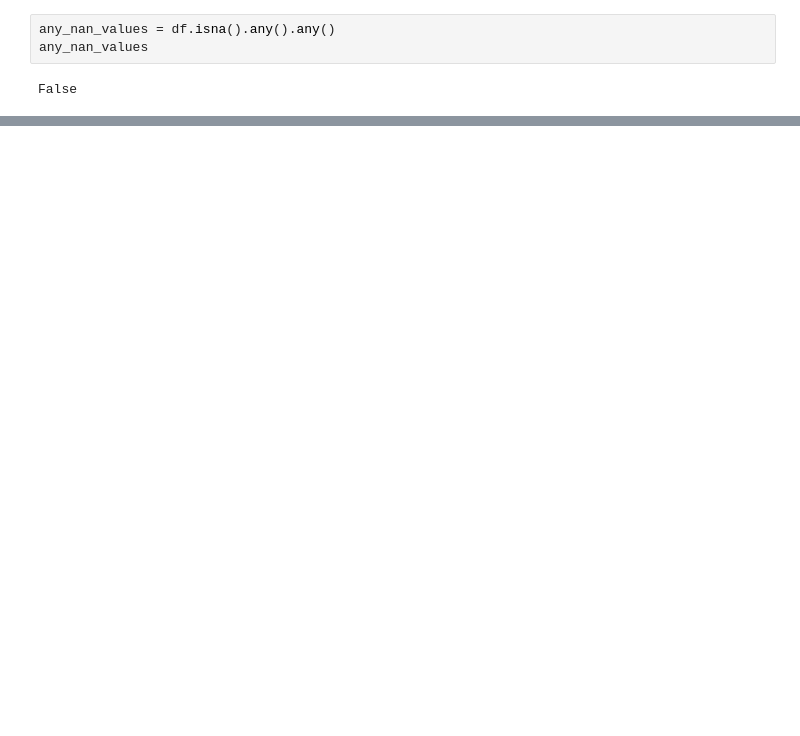
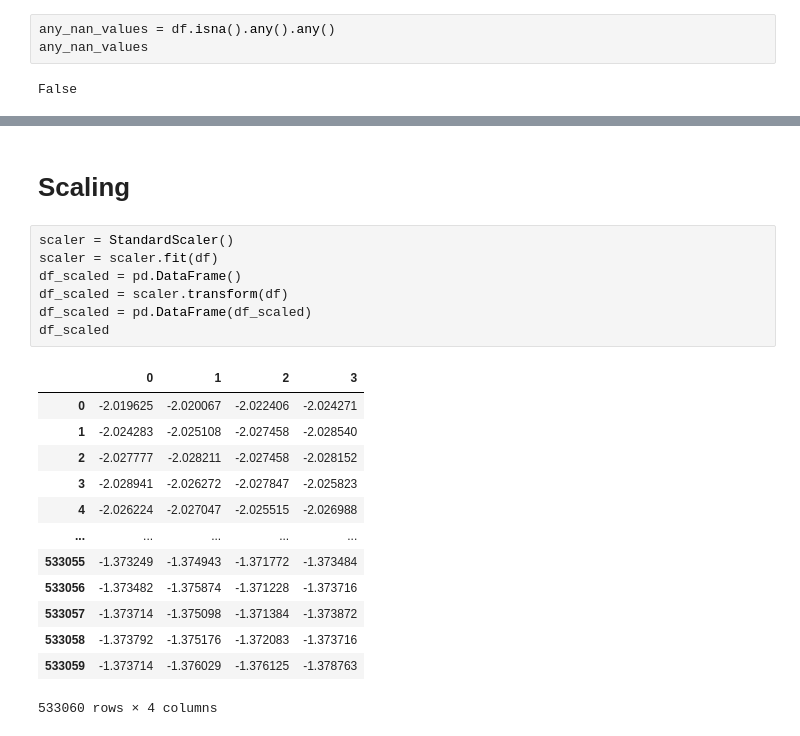
Before and after one commit to samanmoshiri/eurusd-forecasting, a Jupyter notebook: eurusd.ipynb, the cells around one changed output, grey strips where cells are left out. Saved outputs shown, nothing was run; the diff lists cells and outputs as text; blank space fills up the shorter version.

```diff
--- a/eurusd.ipynb
+++ b/eurusd.ipynb
@@ -30,0 +93,23 @@ False
+# %% [markdown]
+# Scaling
+# %%
+scaler = StandardScaler()
+scaler = scaler.fit(df)
+df_scaled = pd.DataFrame()
+df_scaled = scaler.transform(df)
+df_scaled = pd.DataFrame(df_scaled)
+df_scaled
+# %% [output]
+|  | 0 | 1 | 2 | 3 |
+| 0 | -2.019625 | -2.020067 | -2.022406 | -2.024271 |
+| 1 | -2.024283 | -2.025108 | -2.027458 | -2.028540 |
+| 2 | -2.027777 | -2.028211 | -2.027458 | -2.028152 |
+| 3 | -2.028941 | -2.026272 | -2.027847 | -2.025823 |
+| 4 | -2.026224 | -2.027047 | -2.025515 | -2.026988 |
+| ... | ... | ... | ... | ... |
+| 533055 | -1.373249 | -1.374943 | -1.371772 | -1.373484 |
+| 533056 | -1.373482 | -1.375874 | -1.371228 | -1.373716 |
+| 533057 | -1.373714 | -1.375098 | -1.371384 | -1.373872 |
+| 533058 | -1.373792 | -1.375176 | -1.372083 | -1.373716 |
+| 533059 | -1.373714 | -1.376029 | -1.376125 | -1.378763 |
+533060 rows × 4 columns
```
Also changed, not shown: parts of 13 cells of this notebook.
